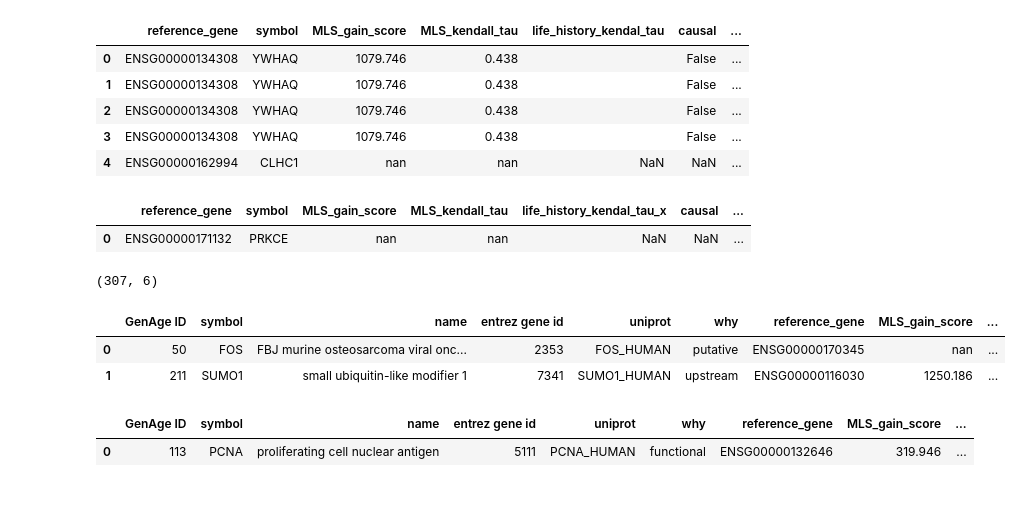
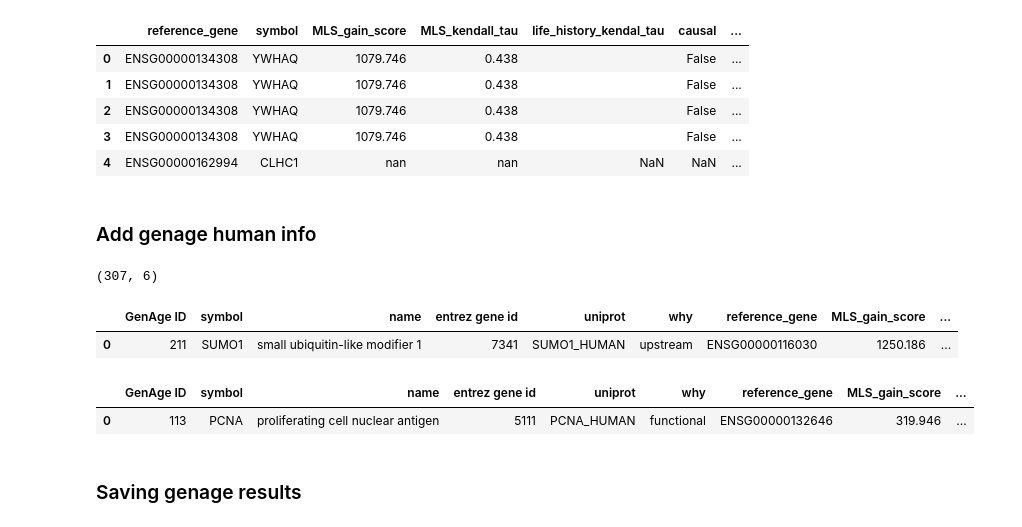
Before and after one commit to antonkulaga/yspecies, a Jupyter notebook: notebooks/results_intersections.ipynb, the cells around one changed output. Cells and saved outputs as stored; diff of their text form; code cells hidden in the pictures; blank space fills up the shorter version.

```diff
--- a/notebooks/results_intersections.ipynb
+++ b/notebooks/results_intersections.ipynb
@@ -29,10 +29,10 @@ threshold = 0.3
 from pathlib import Path
 locations: Locations = Locations("./") if Path("./data").exists() else Locations("../")
 # %%
-external = shap_results = locations.output / "external"
-shap = external / "shap"
-linear = external / "linear"
-causality = external / "causality"
+external = shap_results = locations.output.external
+shap = external.shap
+linear = external.linear
+causality = external.dir / "causality"
 # %% [markdown]
 ### Load linear ###
 # %%
@@ -140,7 +140,7 @@ anti(current, -threshold)
 # %% [markdown]
 ### Intesection ###
 # %%
-causal_anton_5_5 = pd.read_csv(causality / "causal_relations_5_tissues_species_5.csv")
+causal_anton_5_5 = pd.read_csv(causality / "causal_relations_5_tissues_anton_species_5_bootstraps.csv")
 fathers = (causal_anton_5_5[causal_anton_5_5["predicate"] == "is father of"])[["node1"]].drop_duplicates().rename(columns={"node1": "name"})
 fathers
 # %% [output]
@@ -330,9 +310,9 @@ anti_all_ext_7_5
 # %% [markdown]
 ## Genage annotations ##
 # %%
-genage_dir = locations.input.input / "annotations" / "genage"
+genage_folder = locations.input.annotations.genage
 
-genage_conversions = pd.read_csv(genage_dir  / "genage_conversion.tsv", sep="\t")
+genage_conversions = pd.read_csv(genage_folder.conversion, sep="\t")
 genage = genage_conversions[["Ensembl","Gene Symbol", "Organism", "Lifespan Effect", "Longevity Influence", "Method"]].drop_duplicates()
 genage.head(10)
 # %% [output]
@@ -399,22 +380,17 @@ pro_genage
 | 2 | ENSG00000134308 | YWHAQ | 1079.746 | 0.438 |  | False | ... |
 | 3 | ENSG00000134308 | YWHAQ | 1079.746 | 0.438 |  | False | ... |
 | 4 | ENSG00000162994 | CLHC1 | nan | nan | NaN | NaN | ... |
-# %%
-anti_genage = anti_all_ext_7_5.merge(genage_humanized, on="reference_gene")
-anti_genage
-# %% [output]
-|  | reference_gene | symbol | MLS_gain_score | MLS_kendall_tau | life_history_kendal_tau_x | causal | ... |
-| 0 | ENSG00000171132 | PRKCE | nan | nan | NaN | NaN | ... |
+# %% [markdown]
+### Add genage human info ###
 # %%
-genage_human = pd.read_csv(genage_dir / "genage_human.csv")
+genage_human = pd.read_csv(genage_folder.human, sep='\t')
 genage_human.shape
 # %% [output]
 (307, 6)
 # %%
-pro_human_genage = genage_human.merge(pro_all_ext_7_5, on="symbol")
+pro_human_genage = genage_human.merge(pro_all_ext, on="symbol")
 pro_human_genage
 # %% [output]
 |  | GenAge ID | symbol | name | entrez gene id | uniprot | why | reference_gene | MLS_gain_score | ... |
-| 0 | 50 | FOS | FBJ murine osteosarcoma viral onc... | 2353 | FOS_HUMAN | putative | ENSG00000170345 | nan | ... |
-| 1 | 211 | SUMO1 | small ubiquitin-like modifier 1 | 7341 | SUMO1_HUMAN | upstream | ENSG00000116030 | 1250.186 | ... |
+| 0 | 211 | SUMO1 | small ubiquitin-like modifier 1 | 7341 | SUMO1_HUMAN | upstream | ENSG00000116030 | 1250.186 | ... |
 # %%
@@ -423,6 +399,8 @@ anti_human_genage
 # %% [output]
 |  | GenAge ID | symbol | name | entrez gene id | uniprot | why | reference_gene | MLS_gain_score | ... |
 | 0 | 113 | PCNA | proliferating cell nuclear antigen | 5111 | PCNA_HUMAN | functional | ENSG00000132646 | 319.946 | ... |
+# %% [markdown]
+### Saving genage results ###
 # %%
 pro_genage.to_csv(intersections / "genage_pro_model_intersections.tsv", sep = "\t", index = False)
 anti_genage.to_csv(intersections / "genage_anti_model_intersections.tsv", sep = "\t", index = False)
```
Also changed, not shown: parts of 10 cells of this notebook, 13 other files.
